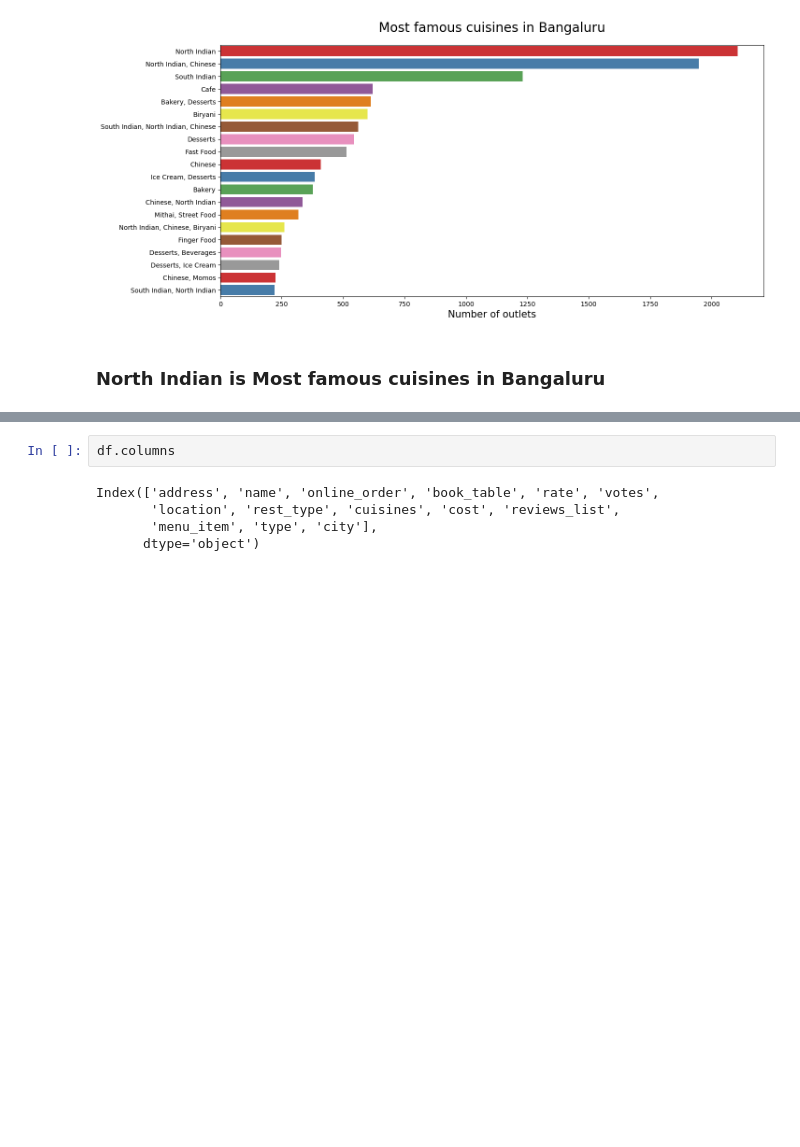
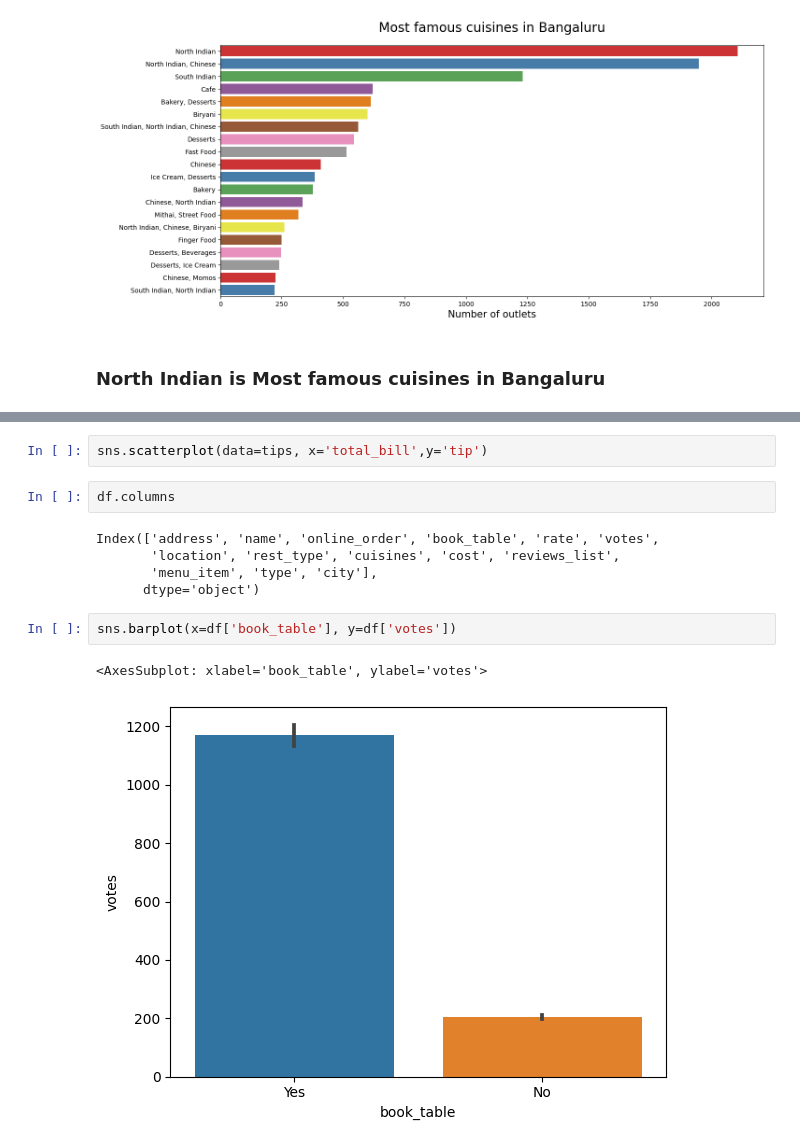
Before and after one commit to 07Sada/Restaurant_Rating_Prediction, a Jupyter notebook: Restaurant_Rating_Prediction.ipynb, the cells around one changed output, grey strips where cells are left out. Saved outputs shown, nothing was run; the diff lists cells and outputs as text; blank space fills up the shorter version.

```diff
--- a/Restaurant_Rating_Prediction.ipynb
+++ b/Restaurant_Rating_Prediction.ipynb
@@ -501,3 +528,5 @@ plt.show()
+# %%
+sns.scatterplot(data=tips, x='total_bill',y='tip')
 # %%
 df.columns
 # %% [output]
@@ -505,3 +534,8 @@ Index(['address', 'name', 'online_order', 'book_table', 'rate', 'votes',
        'location', 'rest_type', 'cuisines', 'cost', 'reviews_list',
        'menu_item', 'type', 'city'],
       dtype='object')
+# %%
+sns.barplot(x=df['book_table'], y=df['votes'])
+# %% [output]
+<AxesSubplot: xlabel='book_table', ylabel='votes'>
+[figure, added]
```
Also changed, not shown: parts of 23 cells of this notebook.
